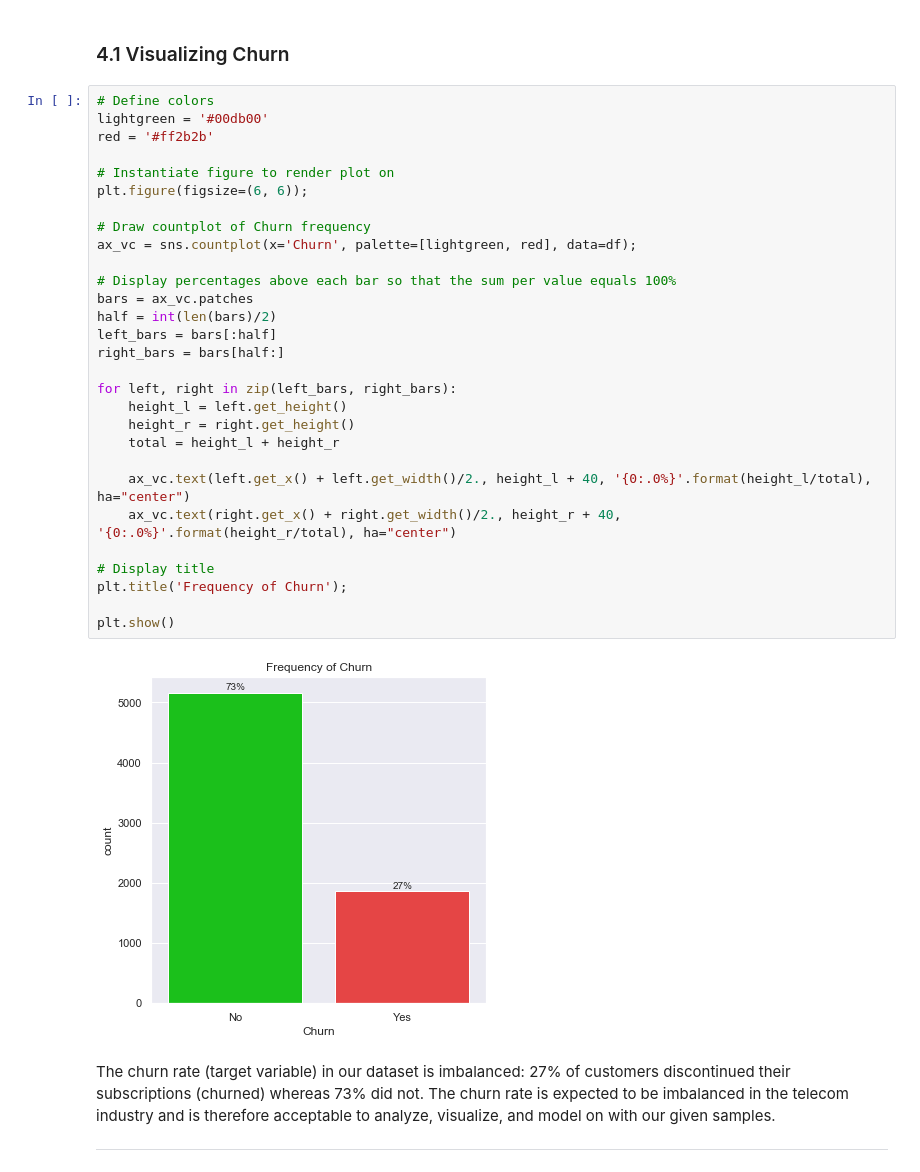
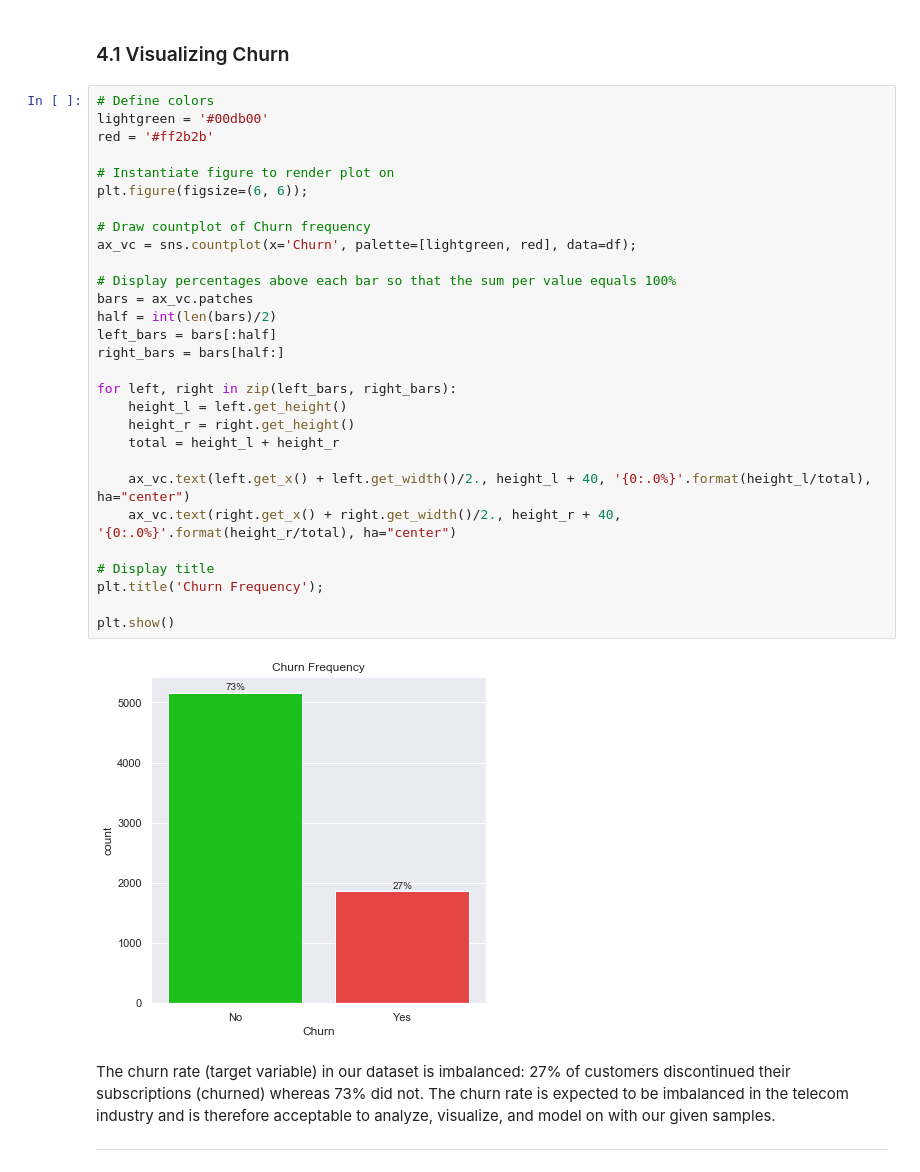
Before and after one commit to ayn28/Project-Portfolio, a Jupyter notebook: current-capstone-project/customer-churn/customer_churn.ipynb, the cells around one changed output. Saved outputs shown, nothing was run; the diff lists cells and outputs as text.

```diff
--- a/current-capstone-project/customer-churn/customer_churn.ipynb
+++ b/current-capstone-project/customer-churn/customer_churn.ipynb
@@ -277,34 +277,34 @@ df.head()
 # %%
 # Define colors
 lightgreen = '#00db00'
 red = '#ff2b2b'
 
 # Instantiate figure to render plot on
 plt.figure(figsize=(6, 6));
 
 # Draw countplot of Churn frequency
 ax_vc = sns.countplot(x='Churn', palette=[lightgreen, red], data=df);
 
 # Display percentages above each bar so that the sum per value equals 100%
 bars = ax_vc.patches
 half = int(len(bars)/2)
 left_bars = bars[:half]
 right_bars = bars[half:]
 
 for left, right in zip(left_bars, right_bars):
     height_l = left.get_height()
     height_r = right.get_height()
     total = height_l + height_r
 
     ax_vc.text(left.get_x() + left.get_width()/2., height_l + 40, '{0:.0%}'.format(height_l/total), ha="center")
     ax_vc.text(right.get_x() + right.get_width()/2., height_r + 40, '{0:.0%}'.format(height_r/total), ha="center")
 
 # Display title
-plt.title('Frequency of Churn');
+plt.title('Churn Frequency');
 
 plt.show()
 # %% [output]
-[figure, old version]
+[figure, new version]
 # %% [markdown]
 The churn rate (target variable) in our dataset is imbalanced: 27% of customers discontinued their subscriptions (churned) whereas 73% did not. The churn rate is expected to be imbalanced in the telecom industry and is therefore acceptable to analyze, visualize, and model on with our given samples.
 ***
```
Also changed, not shown: parts of 4 cells of this notebook.
